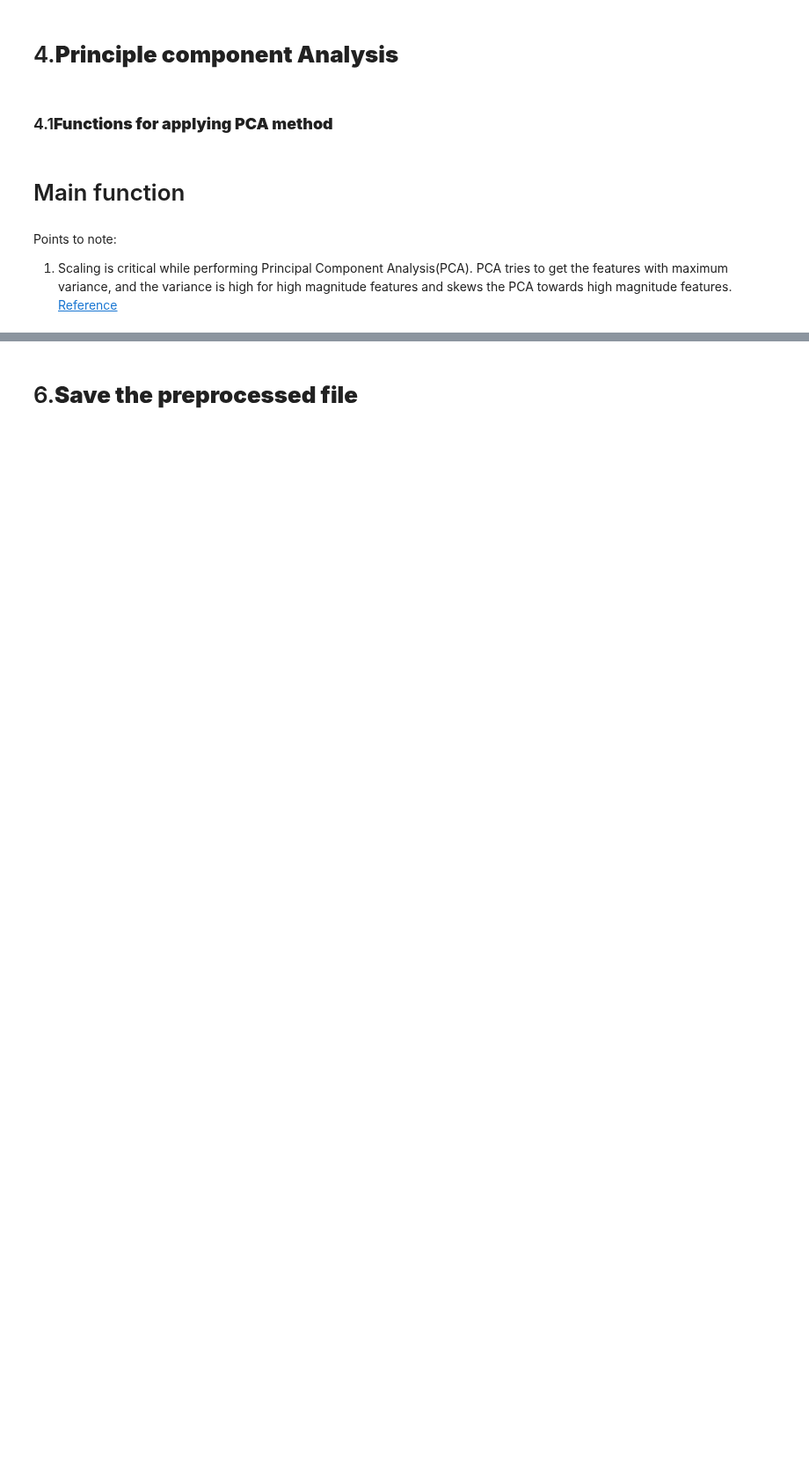
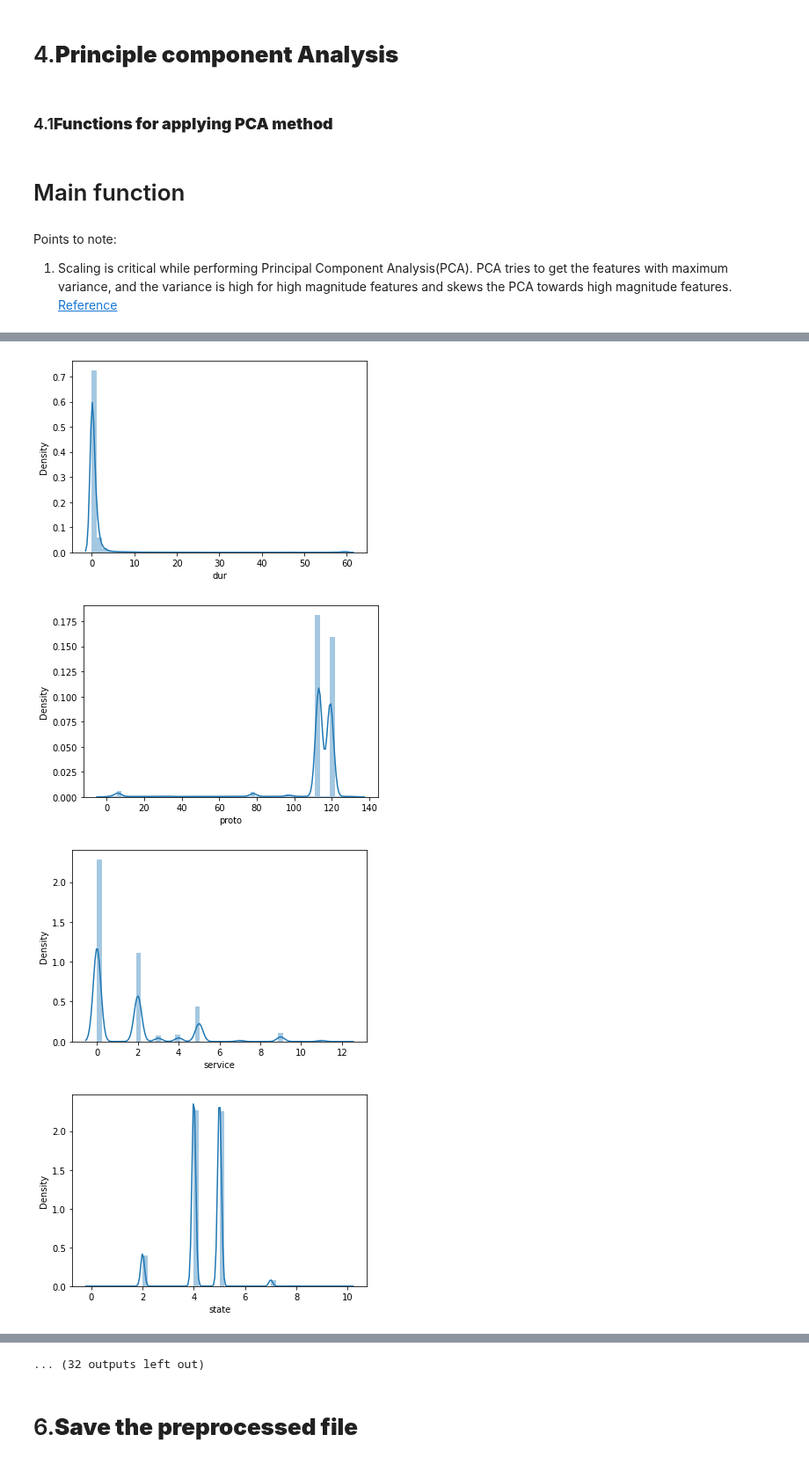
Before and after one commit to divyaKh/CMPE255Project, a Jupyter notebook: 4.Preprocessing/pre_processing.ipynb, the cells around one changed output, grey strips where cells are left out. Shown at 88% size. Cells and saved outputs as stored; diff of their text form; code cells hidden in the pictures; blank space fills up the shorter version.

Commit message:
Preprocessing fix

```diff
--- a/4.Preprocessing/pre_processing.ipynb
+++ b/4.Preprocessing/pre_processing.ipynb
@@ -40,8 +51,11 @@ def loaddata(file):
     dataset =  pd.read_csv(file)
     dataset.head(5)
     dataset = pd.DataFrame(dataset).fillna(0)
-#     dataset = pd.get_dummies(dataset,columns= ['attack_cat'])
+#   dataset = pd.get_dummies(dataset,columns= ['attack_cat'])
     X=dataset.drop(columns=['label'], axis = 1)
+    X1=X
+    print(kurtosis(X))
+    print(print("Skewness for data :",skew(X1)))
     y=dataset['label']
     return dataset,X,y
 # %% [markdown]
@@ -282,0 +143,8 @@ Deprecated in NumPy 1.20; for more details and guidance: https://numpy.org/devdo
+# %%
+def without_preprocess(filename):
+    dataset,X,y=loaddata(filename)
+
+    return X,y,dataset
+    #check if the dataset is gaussian
+# %%
+X,y,dataset=without_preprocess("/content/drive/MyDrive/cleaned_dataset_label_encoding.csv")
@@ -282,0 +169,12 @@ Deprecated in NumPy 1.20; for more details and guidance: https://numpy.org/devdo
+# %%
+def plot_GD(dataset):
+  num_features = dataset.columns[dataset.dtypes != 'object']
+  for i in num_features:
+    plt.figure()
+    sns.distplot(dataset[i])
+plot_GD(dataset)
+# %% [output]
+[figure, added]
+[figure, added]
+[figure, added]
+[figure, added]
@@ -283,2 +189,3 @@ Deprecated in NumPy 1.20; for more details and guidance: https://numpy.org/devdo
+... (32 outputs left out)
 # %% [markdown]
 # 6.**Save the preprocessed file**
```
Also changed, not shown: parts of 29 cells of this notebook.
